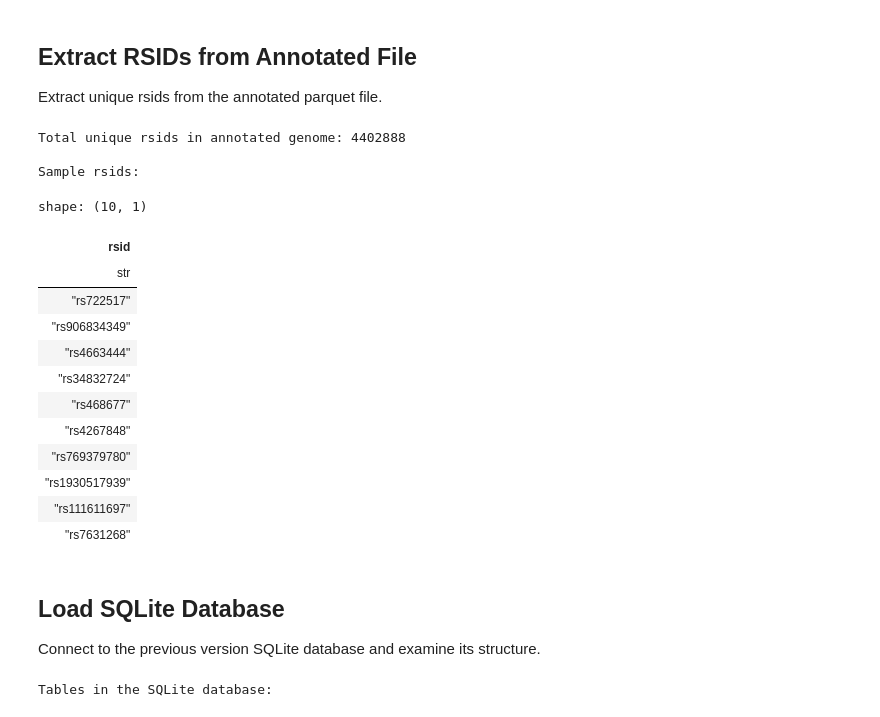
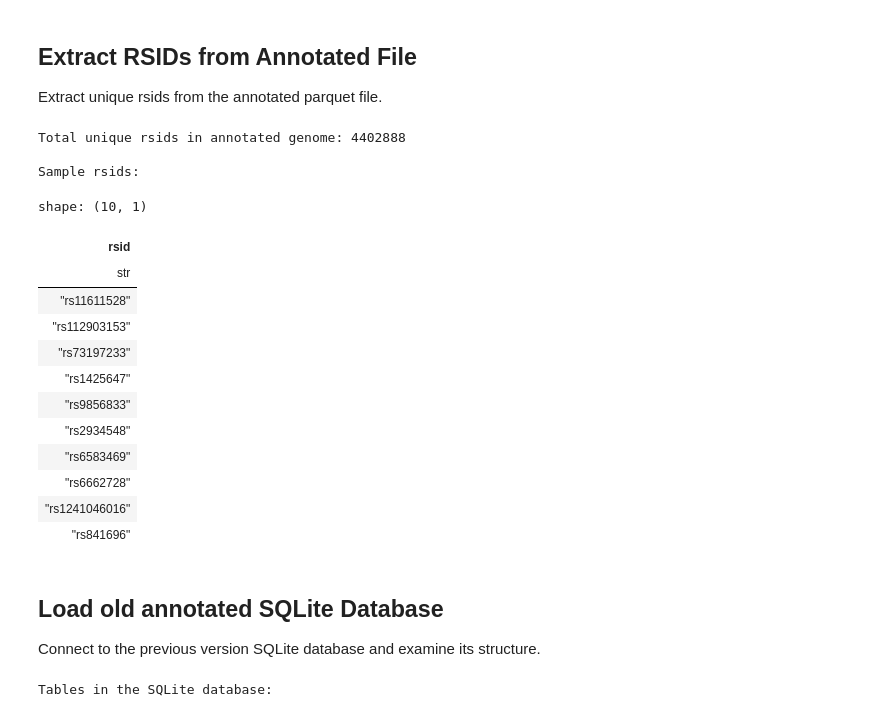
Before and after one commit to dna-seq/just-dna-lite, a Jupyter notebook: notebooks/validate.ipynb, the cells around one changed output. Drawn from its saved outputs; the diff is of its cells as text; code cells hidden in the pictures.

```diff
--- a/notebooks/validate.ipynb
+++ b/notebooks/validate.ipynb
@@ -66,35 +66,35 @@ Extract unique rsids from the annotated parquet file.
 # %%
 # Compute unique rsids in annotated genome once (reuse for all joins below)
 annotated_rsids_df = (
     annotated_genome
     .select(pl.col("rsid"))
-    .filter(pl.col("rsid").is_not_null())
+    .filter(pl.col("rsid").is_not_null()).filter(pl.col("rsid").str.len_chars() > 0)
     .unique()
     .collect()
 )
 
 print(f"Total unique rsids in annotated genome: {len(annotated_rsids_df)}")
 print("\nSample rsids:")
 annotated_rsids_df.head(10)
 # %% [output]
 Total unique rsids in annotated genome: 4402888
 
 Sample rsids:
 shape: (10, 1)
 | rsid |
 | str |
-| "rs722517" |
-| "rs906834349" |
-| "rs4663444" |
-| "rs34832724" |
-| "rs468677" |
-| "rs4267848" |
-| "rs769379780" |
-| "rs1930517939" |
-| "rs111611697" |
-| "rs7631268" |
+| "rs11611528" |
+| "rs112903153" |
+| "rs73197233" |
+| "rs1425647" |
+| "rs9856833" |
+| "rs2934548" |
+| "rs6583469" |
+| "rs6662728" |
+| "rs1241046016" |
+| "rs841696" |
 # %% [markdown]
-## Load SQLite Database
+## Load old annotated SQLite Database
 
 Connect to the previous version SQLite database and examine its structure.
 # %%
```
Also changed, not shown: parts of 4 cells of this notebook, 46 other files.
